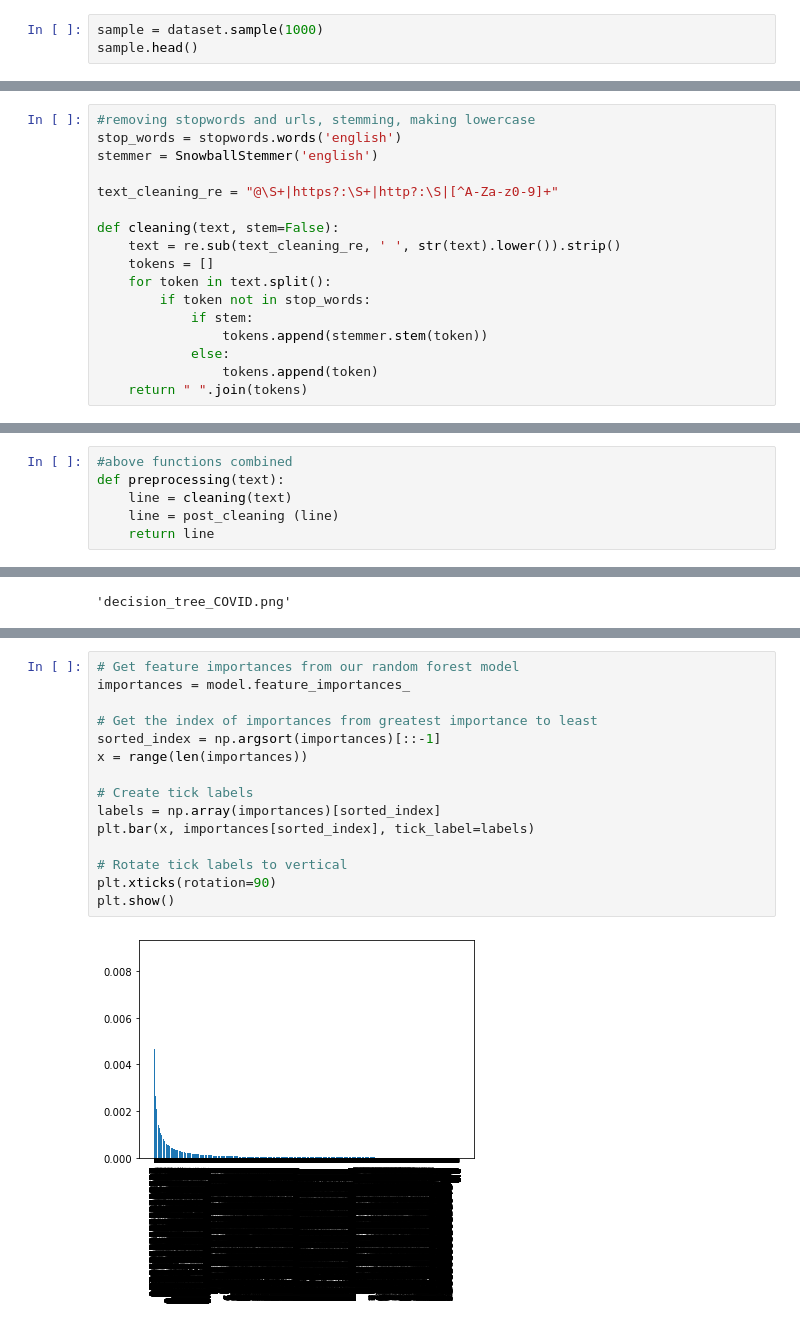
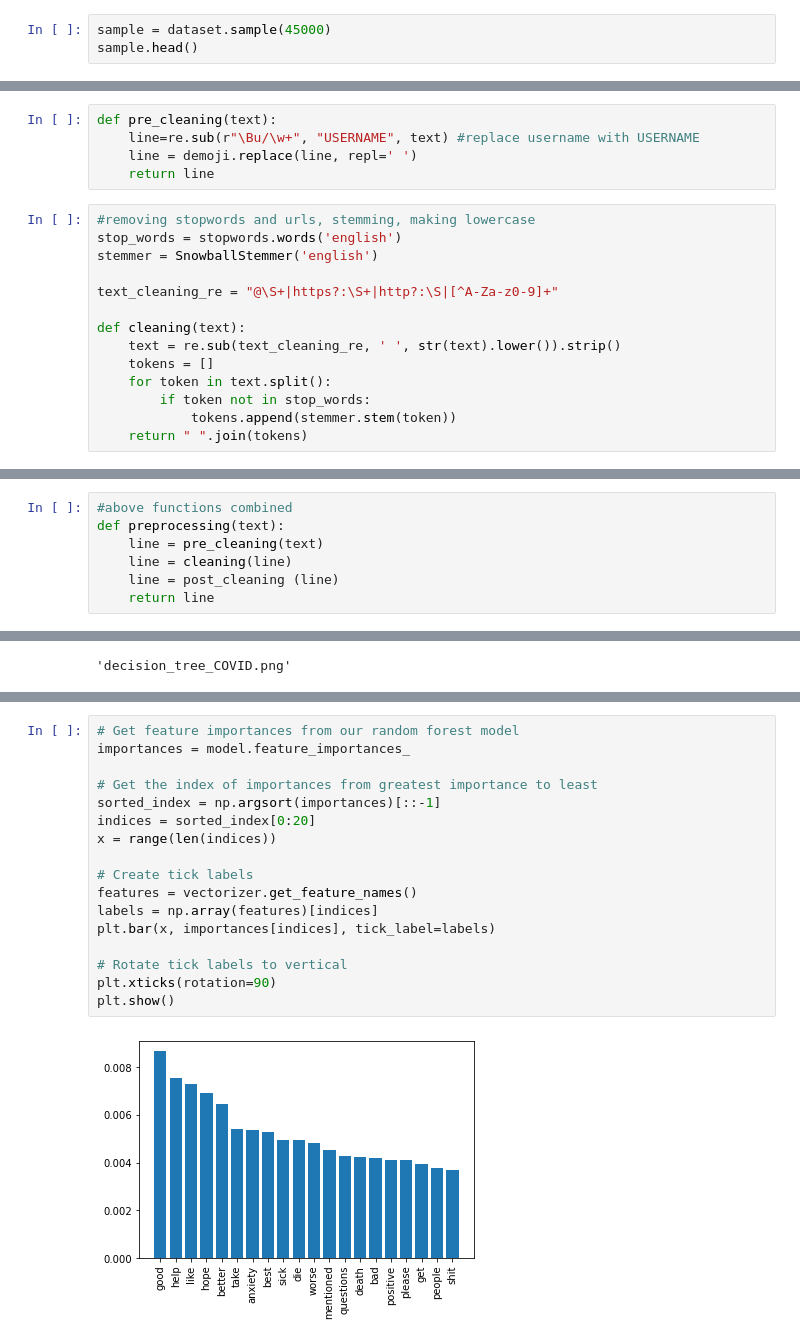
Before and after one commit to j-chen005/COVID19-Mental-Health-Analysis, a Jupyter notebook: Decision Trees Model COVID.ipynb, the cells around one changed output, grey strips where cells are left out. Cells and saved outputs as stored; diff of their text form.

```diff
--- a/Decision Trees Model COVID.ipynb
+++ b/Decision Trees Model COVID.ipynb
@@ -37,5 +18,5 @@ dataset = pd.read_csv('/Users/justinchen/Documents/mental_health_subreddits_data
 # %%
-sample = dataset.sample(1000)
+sample = dataset.sample(45000)
 sample.head()
 # %% [output]
 |  | Unnamed: 0 | subreddit.name | created_utc | body | sentiment |
@@ -71,3 +53,8 @@ import re #regex library used for substituting words
+# %%
+def pre_cleaning(text):
+    line=re.sub(r"\Bu/\w+", "USERNAME", text) #replace username with USERNAME
+    line = demoji.replace(line, repl=' ')
+    return line
 # %%
 #removing stopwords and urls, stemming, making lowercase
 stop_words = stopwords.words('english')
@@ -75,15 +62,12 @@ stemmer = SnowballStemmer('english')
 
 text_cleaning_re = "@\S+|https?:\S+|http?:\S|[^A-Za-z0-9]+"
 
-def cleaning(text, stem=False):
+def cleaning(text):
     text = re.sub(text_cleaning_re, ' ', str(text).lower()).strip()
     tokens = []
     for token in text.split():
         if token not in stop_words:
-            if stem:
-                tokens.append(stemmer.stem(token))
-            else:
-                tokens.append(token)
+            tokens.append(stemmer.stem(token))
     return " ".join(tokens)
 # %%
 def post_cleaning(text):
@@ -106,7 +90,8 @@ def post_cleaning(text):
 # %%
 #above functions combined
 def preprocessing(text):
-    line = cleaning(text)
+    line = pre_cleaning(text)
+    line = cleaning(line)
     line = post_cleaning (line)
     return line
 # %%
@@ -273,17 +263,19 @@ graph.render("decision_tree_COVID")
 # %%
 # Get feature importances from our random forest model
 importances = model.feature_importances_
 
 # Get the index of importances from greatest importance to least
 sorted_index = np.argsort(importances)[::-1]
-x = range(len(importances))
+indices = sorted_index[0:20]
+x = range(len(indices))
 
 # Create tick labels
-labels = np.array(importances)[sorted_index]
-plt.bar(x, importances[sorted_index], tick_label=labels)
+features = vectorizer.get_feature_names()
+labels = np.array(features)[indices]
+plt.bar(x, importances[indices], tick_label=labels)
 
 # Rotate tick labels to vertical
 plt.xticks(rotation=90)
 plt.show()
 # %% [output]
-[figure, old version]
+[figure, new version]
```
Also changed, not shown: parts of 15 cells of this notebook.
